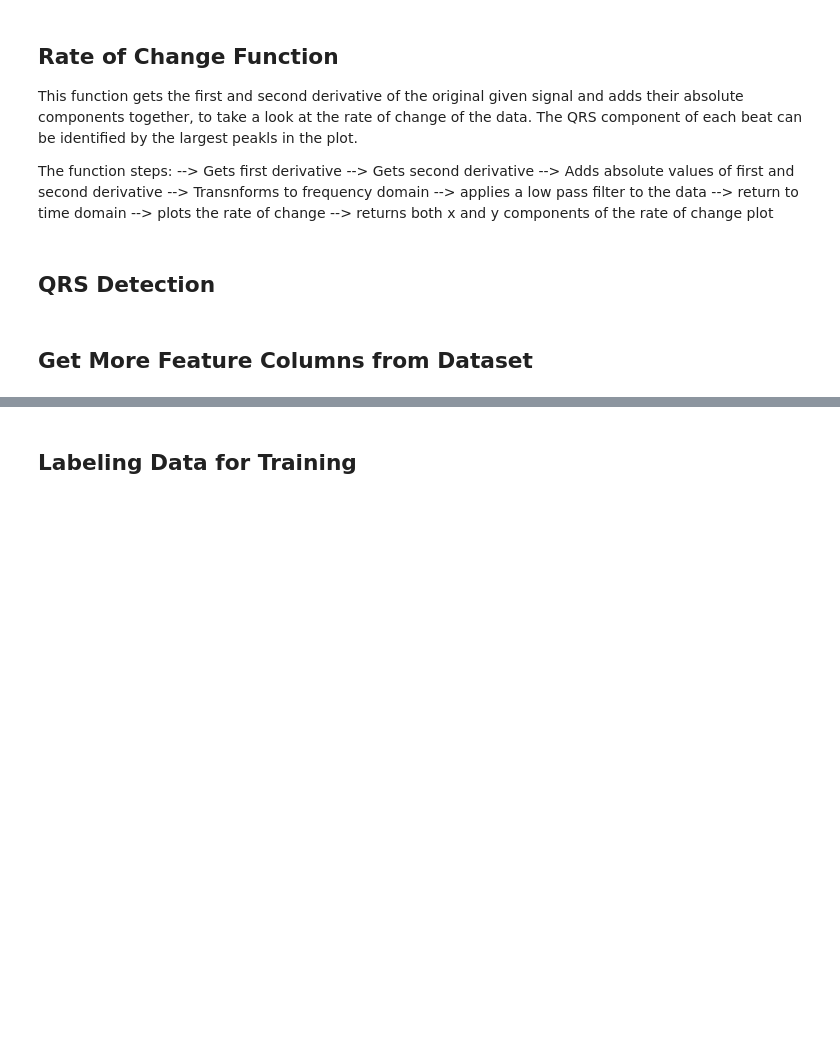
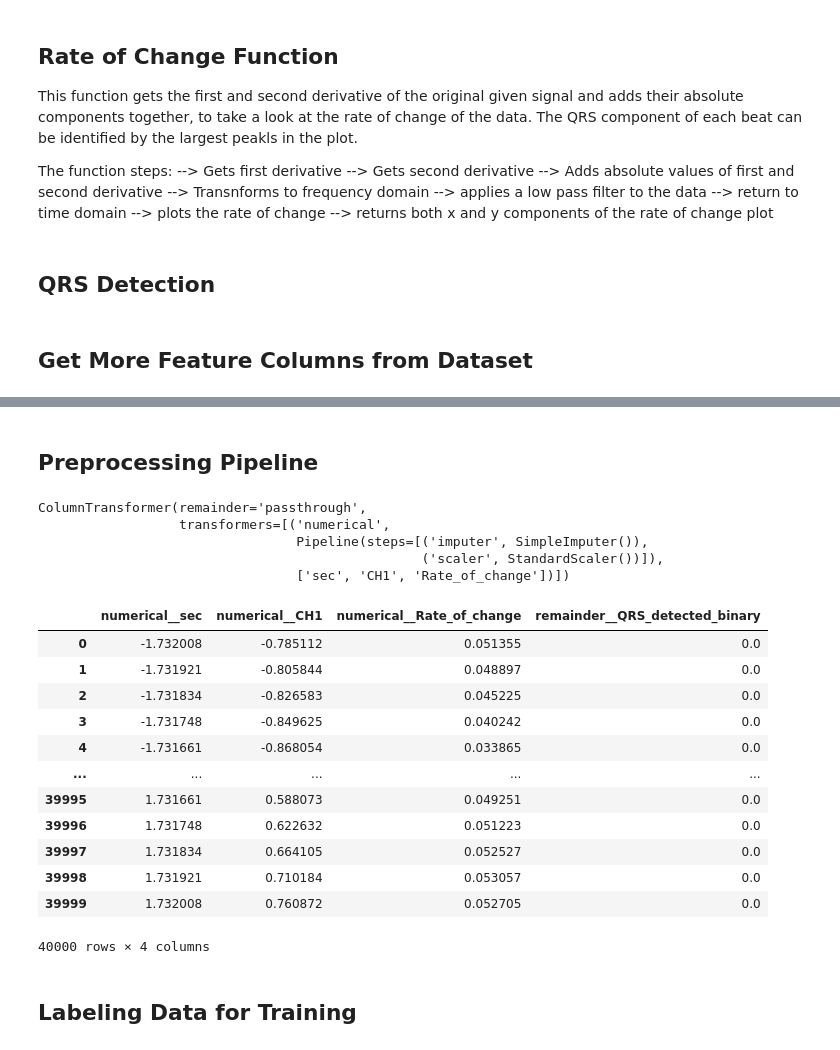
Before and after one commit to Joas329/QRS-Complex-Dection-Algoirthm, a Jupyter notebook: main.ipynb, the cells around one changed output, grey strips where cells are left out. Saved outputs shown, nothing was run; the diff lists cells and outputs as text; code cells hidden in the pictures; blank space fills up the shorter version.

Commit message:
main: Implemented preprocessing pipelines and a linear regeression model

```diff
--- a/main.ipynb
+++ b/main.ipynb
@@ -181,0 +192,2 @@ df.head()
+# %% [markdown]
+## Preprocessing Pipeline
@@ -182,3 +202,53 @@ df.head()
+# %%
+# Assuming numerical_columns and categorical_columns are lists of column names
+numerical_columns = df.select_dtypes(include='number').columns.to_list()
+
+#exclude the target from numerical columns
+numerical_columns.remove("QRS_detected_binary")
+
+
+# Create preprocessing pipeline for numerical columns
+numerical_pipeline = Pipeline([
+    ('imputer', SimpleImputer(strategy='mean')),
+    ('scaler', StandardScaler())])
+
+
+# Combine preprocessing pipelines for numerical columns
+preprocessing_pipeline = ColumnTransformer([
+    ('numerical', numerical_pipeline, numerical_columns)],
+    remainder='passthrough')
+
+# Display the preprocessing pipeline
+preprocessing_pipeline
+# %% [output]
+ColumnTransformer(remainder='passthrough',
+                  transformers=[('numerical',
+                                 Pipeline(steps=[('imputer', SimpleImputer()),
+                                                 ('scaler', StandardScaler())]),
+                                 ['sec', 'CH1', 'Rate_of_change'])])
+# %%
+# # Apply the preprocessing pipeline on the dataset
+df_prepared = preprocessing_pipeline.fit_transform(df)
+
+# Scikit-learn strips the column headers in most cases, so just add them back on afterward.
+feature_names=preprocessing_pipeline.get_feature_names_out()
+df_prepared = pd.DataFrame(data=df_prepared, columns=feature_names)
+
+df_prepared
+# %% [output]
+|  | numerical__sec | numerical__CH1 | numerical__Rate_of_change | remainder__QRS_detected_binary |
+| 0 | -1.732008 | -0.785112 | 0.051355 | 0.0 |
+| 1 | -1.731921 | -0.805844 | 0.048897 | 0.0 |
+| 2 | -1.731834 | -0.826583 | 0.045225 | 0.0 |
+| 3 | -1.731748 | -0.849625 | 0.040242 | 0.0 |
+| 4 | -1.731661 | -0.868054 | 0.033865 | 0.0 |
+| ... | ... | ... | ... | ... |
+| 39995 | 1.731661 | 0.588073 | 0.049251 | 0.0 |
+| 39996 | 1.731748 | 0.622632 | 0.051223 | 0.0 |
+| 39997 | 1.731834 | 0.664105 | 0.052527 | 0.0 |
+| 39998 | 1.731921 | 0.710184 | 0.053057 | 0.0 |
+| 39999 | 1.732008 | 0.760872 | 0.052705 | 0.0 |
+40000 rows × 4 columns
 # %% [markdown]
 ## Labeling Data for Training
 # %%
```
Also changed, not shown: parts of 5 cells of this notebook.
